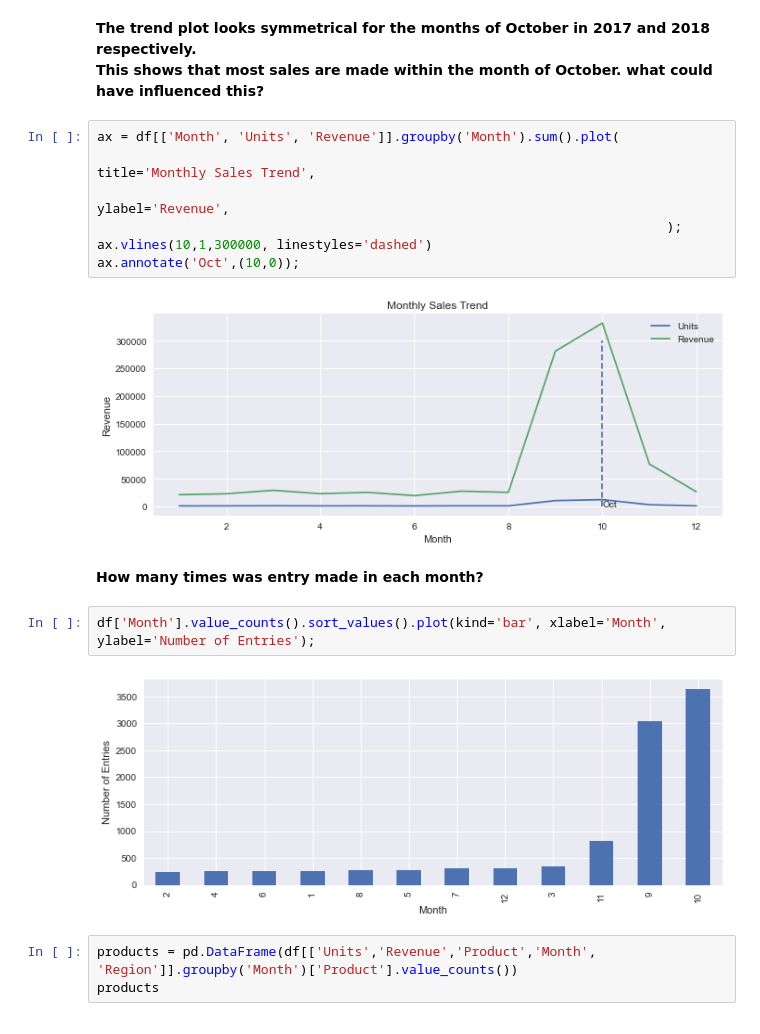
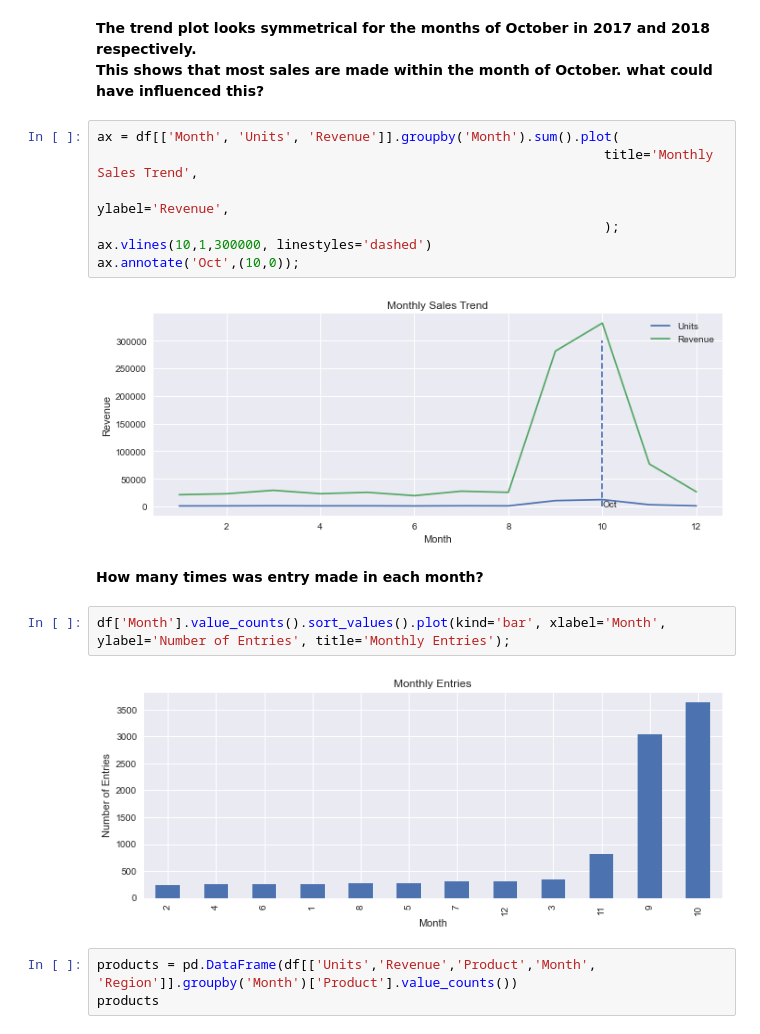
Before and after one commit to anice1/Sales-Data-Analysis, a Jupyter notebook: Sales Analysis.ipynb, the cells around one changed output. Saved outputs shown, nothing was run; the diff lists cells and outputs as text.

Commit message:
Updated Sales analysis notebook

```diff
--- a/Sales Analysis.ipynb
+++ b/Sales Analysis.ipynb
@@ -229,9 +233,9 @@ plt.legend(handles=[year1,year2,year3], loc=2);
 **The trend plot looks symmetrical for the months of October in 2017 and 2018 respectively. <br> This shows that most sales are made within the month of October. what could have influenced this?**
 # %%
 ax = df[['Month', 'Units', 'Revenue']].groupby('Month').sum().plot(
-                                                                         title='Monthly Sales Trend',
-                                                                         ylabel='Revenue',
-                                                                         );
+                                                                 title='Monthly Sales Trend',
+                                                                 ylabel='Revenue',
+                                                                 );
 ax.vlines(10,1,300000, linestyles='dashed')
 ax.annotate('Oct',(10,0));
 # %% [output]
@@ -239,9 +243,9 @@ ax.annotate('Oct',(10,0));
 # %% [markdown]
 **How many times was entry made in each month?**
 # %%
-df['Month'].value_counts().sort_values().plot(kind='bar', xlabel='Month', ylabel='Number of Entries');
+df['Month'].value_counts().sort_values().plot(kind='bar', xlabel='Month', ylabel='Number of Entries', title='Monthly Entries');
 # %% [output]
-[figure, old version]
+[figure, new version]
 # %%
 products = pd.DataFrame(df[['Units','Revenue','Product','Month', 'Region']].groupby('Month')['Product'].value_counts())
 products
```
Also changed, not shown: parts of 13 cells of this notebook.
